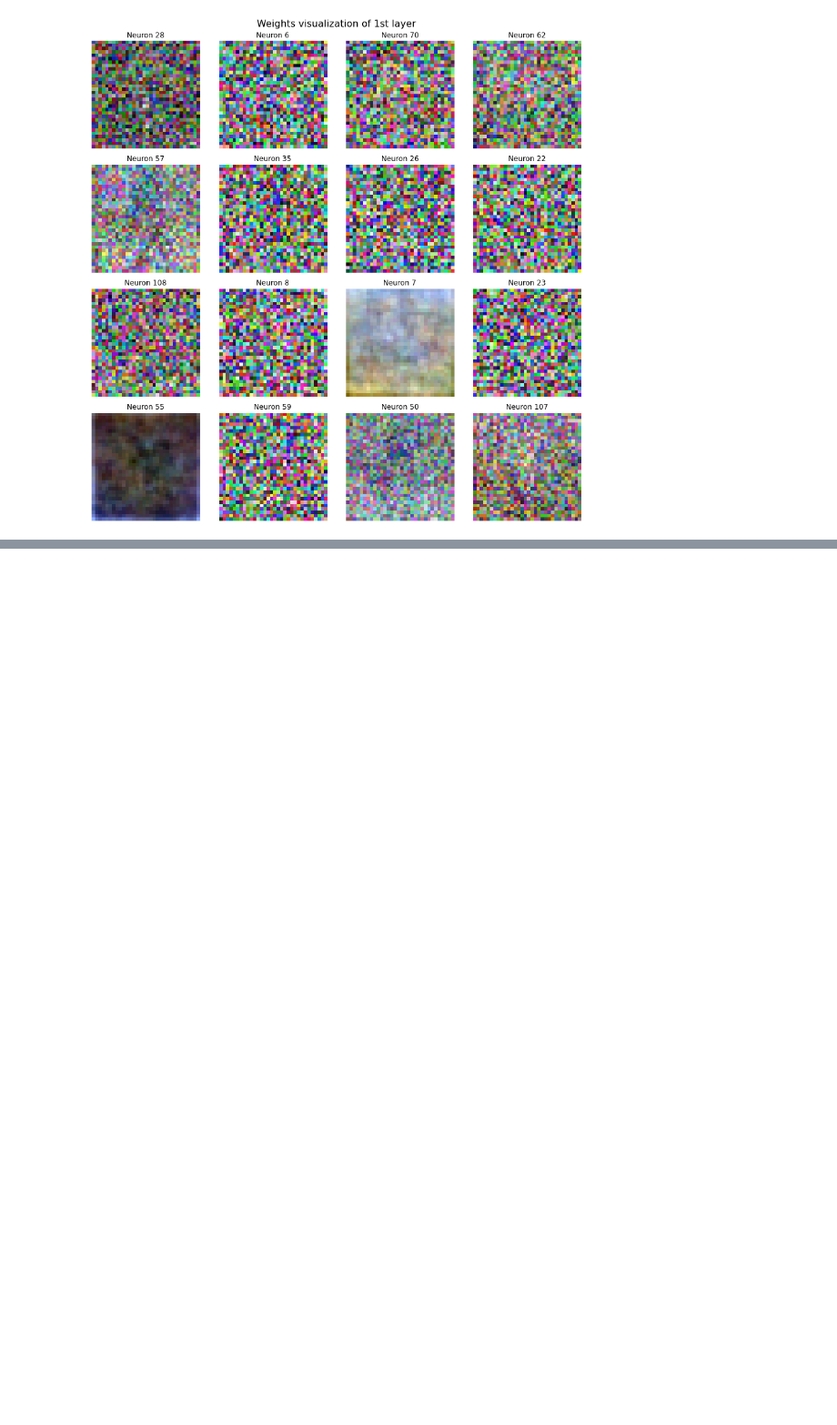
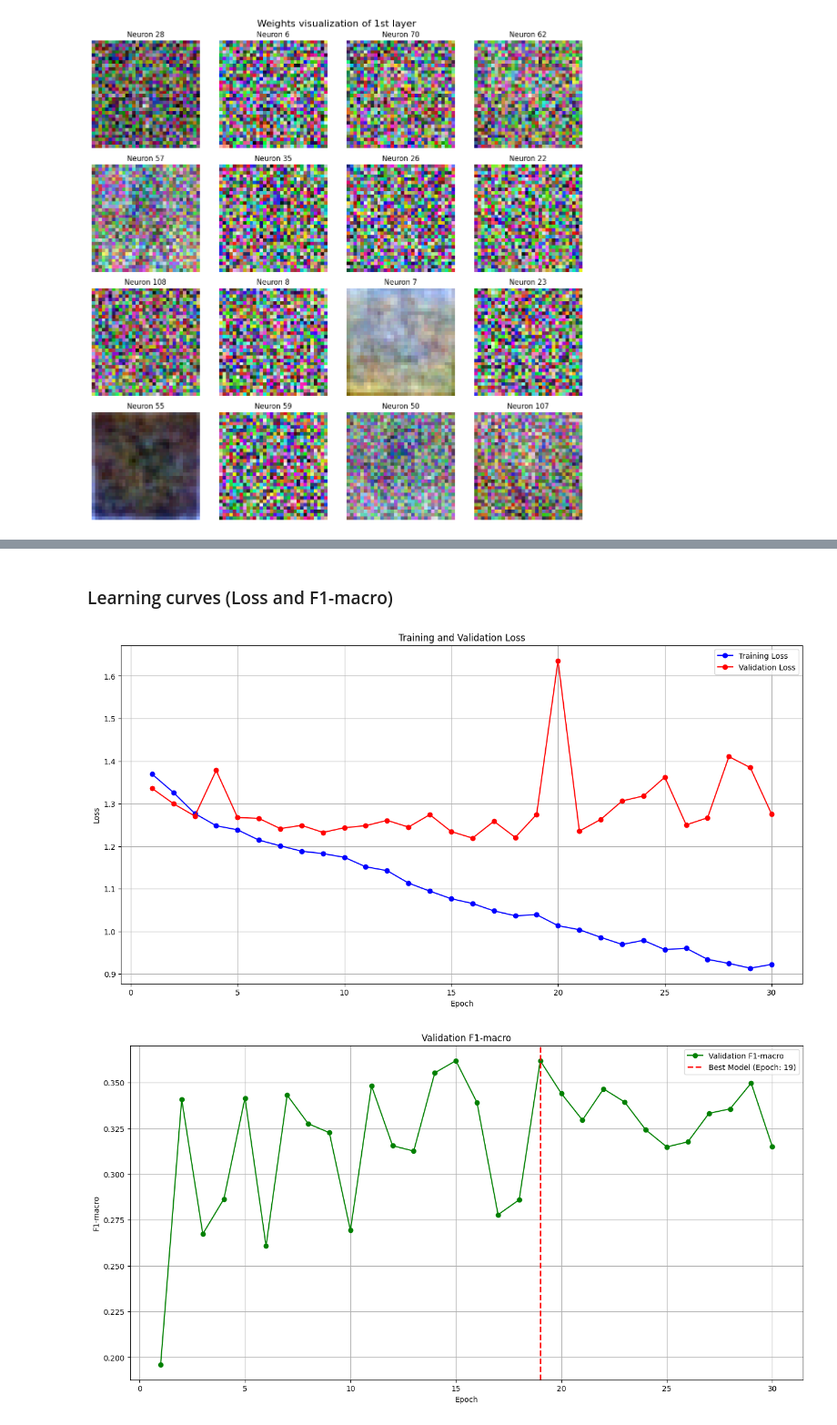
Before and after one commit to Fanisbar/ML_image_classification, a Jupyter notebook: project2.ipynb, the cells around one changed output, grey strips where cells are left out. Shown at 91% size. Saved outputs shown, nothing was run; the diff lists cells and outputs as text; code cells hidden in the pictures; blank space fills up the shorter version.

```diff
--- a/project2.ipynb
+++ b/project2.ipynb
@@ -47,7 +47,10 @@ plt.rcParams['axes.facecolor'] = 'white'
 # white background also when saving plots
 plt.rcParams['savefig.facecolor'] = 'white'
 # %%
-data = np.load('wikiart_hw2.npz')
+from google.colab import drive
+drive.mount('/content/drive/')
+
+data = np.load('/content/drive/MyDrive/Colab Notebooks/prml_project2/wikiart_hw2.npz')
 X = data["X"]
 Y = data["y"]
 class_names = data["class_names"]
@@ -545,0 +732,26 @@ plt.show()
+# %% [markdown]
+### Learning curves (Loss and F1-macro)
+# %%
+# loss
+plt.figure(figsize=(16, 8))
+plt.plot(range(1, len(history_cnn['train_loss'])+1), history_cnn['train_loss'], 'bo-', label='Training Loss')
+plt.plot(range(1, len(history_cnn['val_loss'])+1), history_cnn['val_loss'], 'ro-', label='Validation Loss')
+plt.title('Training and Validation Loss')
+plt.xlabel('Epoch')
+plt.ylabel('Loss')
+plt.legend()
+plt.grid(True)
+
+# f1-macro
+plt.figure(figsize=(16, 8))
+plt.plot(range(1, len(history_cnn['val_f1'])+1), history_cnn['val_f1'], 'go-', label='Validation F1-macro')
+best_epoch = history_cnn['val_f1'].index(max(history_cnn['val_f1'])) + 1
+plt.axvline(x=best_epoch, color='red', linestyle='--', linewidth=2, label=f'Best Model (Epoch: {best_epoch})')
+plt.title('Validation F1-macro')
+plt.xlabel('Epoch')
+plt.ylabel('F1-macro')
+plt.legend()
+plt.grid(True)
+# %% [output]
+[figure, added]
+[figure, added]
```
Also changed, not shown: parts of 12 cells of this notebook, 1 other file.
